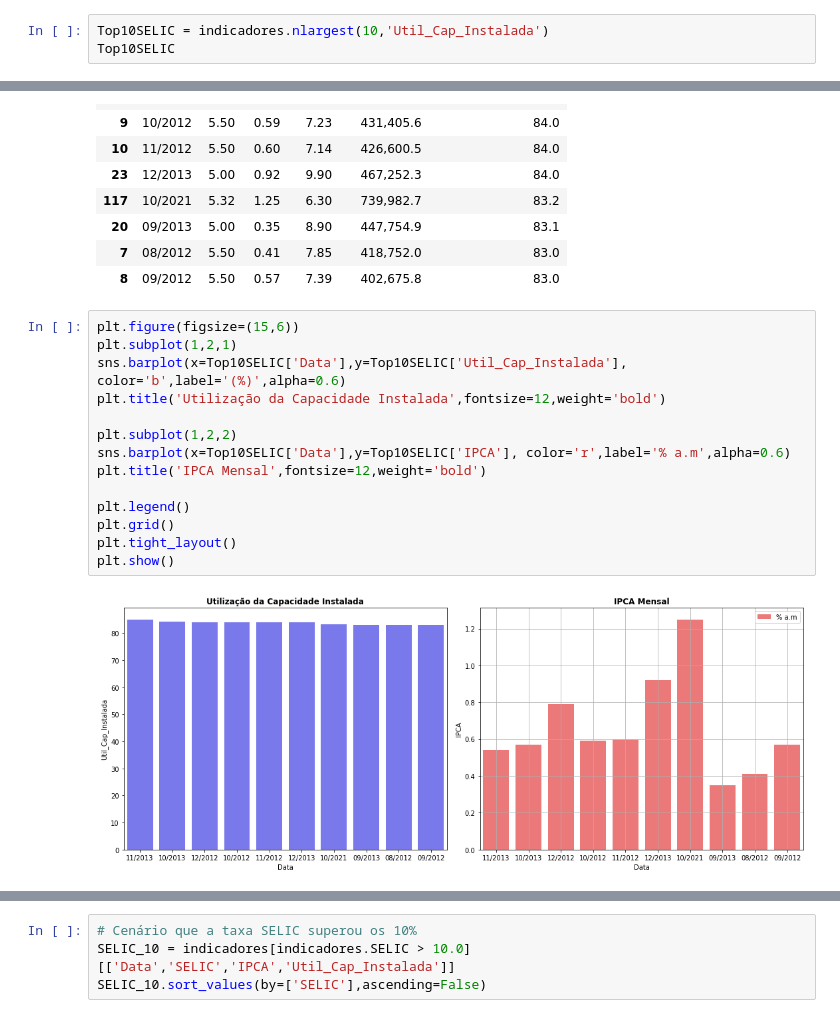
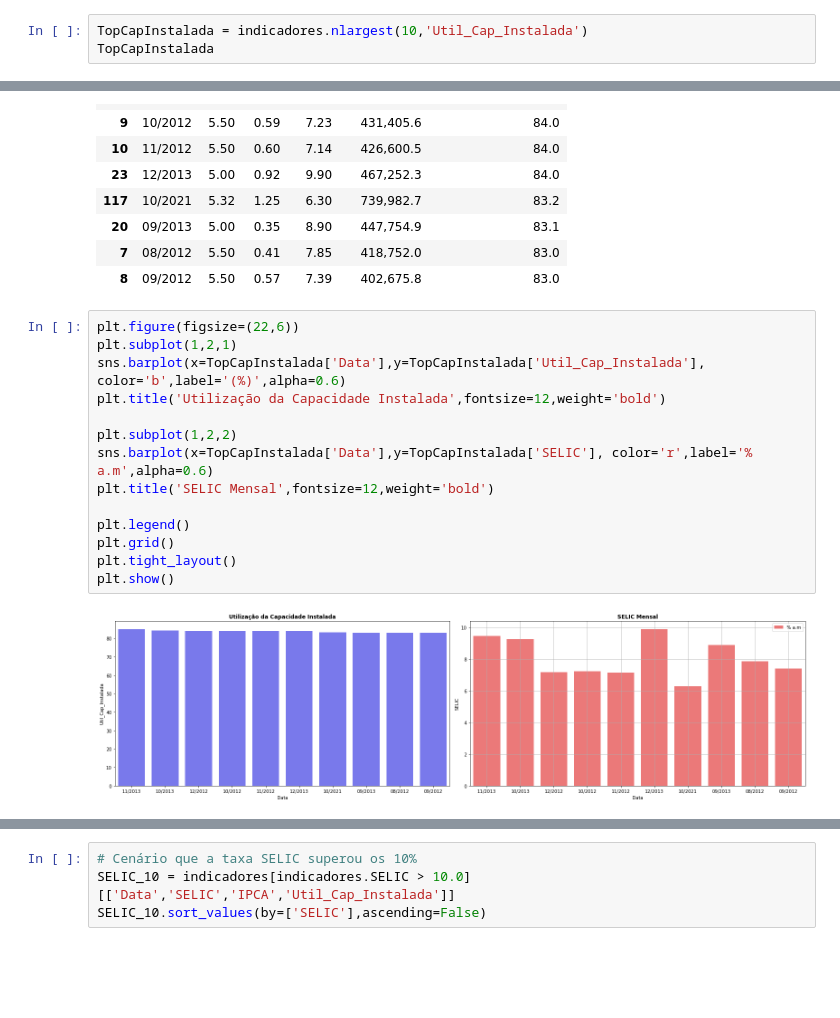
Before and after one commit to eduardoluisvieira/mackenzie, a Jupyter notebook: AnaliseIndustria.ipynb, the cells around one changed output, grey strips where cells are left out. Drawn from its saved outputs; the diff is of its cells as text; blank space fills up the shorter version.

```diff
--- a/AnaliseIndustria.ipynb
+++ b/AnaliseIndustria.ipynb
@@ -89,8 +89,8 @@ indicadores.describe()
 | 75% | 6.980000 | 0.730000 | 11.150000 | 81.100000 |
 | max | 7.500000 | 1.350000 | 14.150000 | 85.100000 |
 # %%
-Top10SELIC = indicadores.nlargest(10,'Util_Cap_Instalada')
-Top10SELIC
+TopCapInstalada = indicadores.nlargest(10,'Util_Cap_Instalada')
+TopCapInstalada
 # %% [output]
 |  | Data | TJLP | IPCA | SELIC | PIB-Mensal | Util_Cap_Instalada |
 | 22 | 11/2013 | 5.00 | 0.54 | 9.45 | 470,324.6 | 85.1 |
@@ -104,18 +104,18 @@ Top10SELIC
 | 7 | 08/2012 | 5.50 | 0.41 | 7.85 | 418,752.0 | 83.0 |
 | 8 | 09/2012 | 5.50 | 0.57 | 7.39 | 402,675.8 | 83.0 |
 # %%
-plt.figure(figsize=(15,6))
+plt.figure(figsize=(22,6))
 plt.subplot(1,2,1)
-sns.barplot(x=Top10SELIC['Data'],y=Top10SELIC['Util_Cap_Instalada'], color='b',label='(%)',alpha=0.6)
+sns.barplot(x=TopCapInstalada['Data'],y=TopCapInstalada['Util_Cap_Instalada'], color='b',label='(%)',alpha=0.6)
 plt.title('Utilização da Capacidade Instalada',fontsize=12,weight='bold')
 
 plt.subplot(1,2,2)
-sns.barplot(x=Top10SELIC['Data'],y=Top10SELIC['IPCA'], color='r',label='% a.m',alpha=0.6)
-plt.title('IPCA Mensal',fontsize=12,weight='bold')
+sns.barplot(x=TopCapInstalada['Data'],y=TopCapInstalada['SELIC'], color='r',label='% a.m',alpha=0.6)
+plt.title('SELIC Mensal',fontsize=12,weight='bold')
 
 plt.legend()
 plt.grid()
 plt.tight_layout()
 plt.show()
 # %% [output]
-[figure, old version]
+[figure, new version]
```
Also changed, not shown: parts of 2 cells of this notebook.
